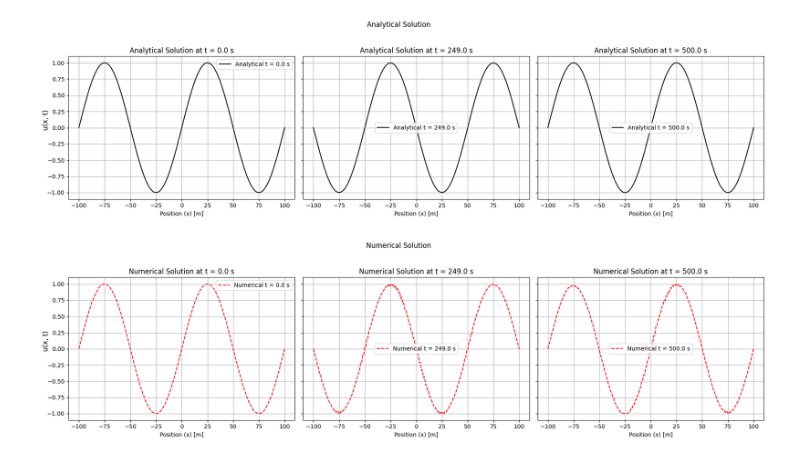
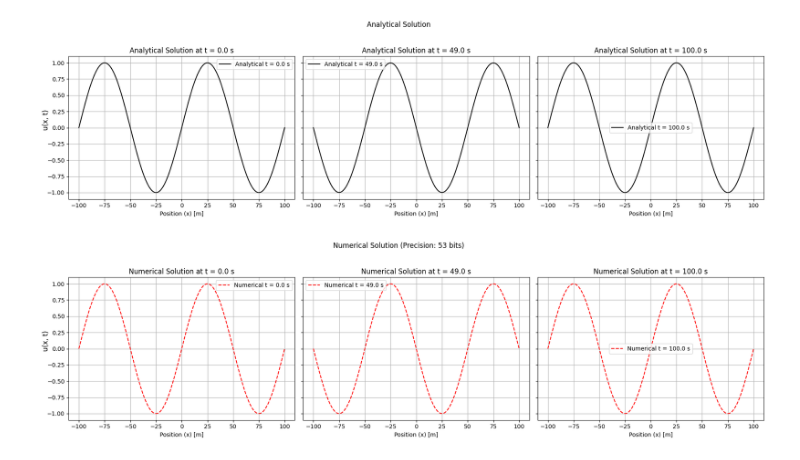
Before and after one commit to dt-17/Devito-UROP-MSci, a Jupyter notebook: scaled-mpmath-acoustic.ipynb, the cells around one changed output. Cells and saved outputs as stored; diff of their text form; code cells hidden in the pictures.

Commit message:
Update scaled-mpmath-acoustic.ipynb
see previous version for error plots

```diff
--- a/scaled-mpmath-acoustic.ipynb
+++ b/scaled-mpmath-acoustic.ipynb
@@ -4,7 +4,7 @@ from mpmath import mp, mpf, sin, cos, pi, fadd, fsub, fmul, fdiv
 import matplotlib.pyplot as plt
 # %%
 # Set precision
-mp.prec = 9
+mp.prec = 53
 
 # Constants
 L = mpf(100)                 # Half-length of the domain in meters
@@ -12,7 +12,7 @@ c = mpf(1)                 # Wave speed in m/s
 N = 201                       # Number of spatial points
 dx = mpf(1)          # Spatial step size for [-L, L] domain
 dt = mpf(1)        # Time step size (CFL condition)
-T = mpf(500.0)                  # Total simulation time in seconds, after scaling period becomes 100
+T = mpf(100.0)                  # Total simulation time in seconds, after scaling period becomes 100
 x = [mpf(val) for val in np.linspace(float(-L), float(L), N)]  # Spatial grid as mpf
 
 # Total time steps
@@ -77,33 +77,33 @@ for i, idx in enumerate(plot_times):
     axs1[i].set_xlabel("Position (x) [m]")
     axs1[i].set_title(f"Analytical Solution at t = {float(t)} s")
     axs1[i].legend()
     axs1[i].grid(True)
 
 # Set global y-axis label
 fig1.supylabel("u(x, t)")
 fig1.suptitle("Analytical Solution")
 plt.tight_layout(rect=[0, 0, 1, 0.95])
 
 # Plotting the numerical solution
 fig2, axs2 = plt.subplots(1, 3, figsize=(18, 5), sharey=True)
 for i, idx in enumerate(plot_times):
     t = idx * dt
     # Retrieve the numerical solution for the mapped time index
     u_num = u_num_at_t[idx]
     axs2[i].plot([float(x_i) for x_i in x], [float(u_n) for u_n in u_num], 'r--', label=f"Numerical t = {float(t)} s")
 
     # Plot formatting
     axs2[i].set_xlabel("Position (x) [m]")
     axs2[i].set_title(f"Numerical Solution at t = {float(t)} s")
     axs2[i].legend()
     axs2[i].grid(True)
 
 # Set global y-axis label
 fig2.supylabel("u(x, t)")
-fig2.suptitle("Numerical Solution")
+fig2.suptitle(f"Numerical Solution (Precision: {mp.prec} bits)")
 plt.tight_layout(rect=[0, 0, 1, 0.95])
 
 plt.show()
 # %% [output]
-[figure, old version]
+[figure, new version]
-[figure, old version]
+[figure, new version]
```
Also changed, not shown: parts of 2 cells of this notebook.
